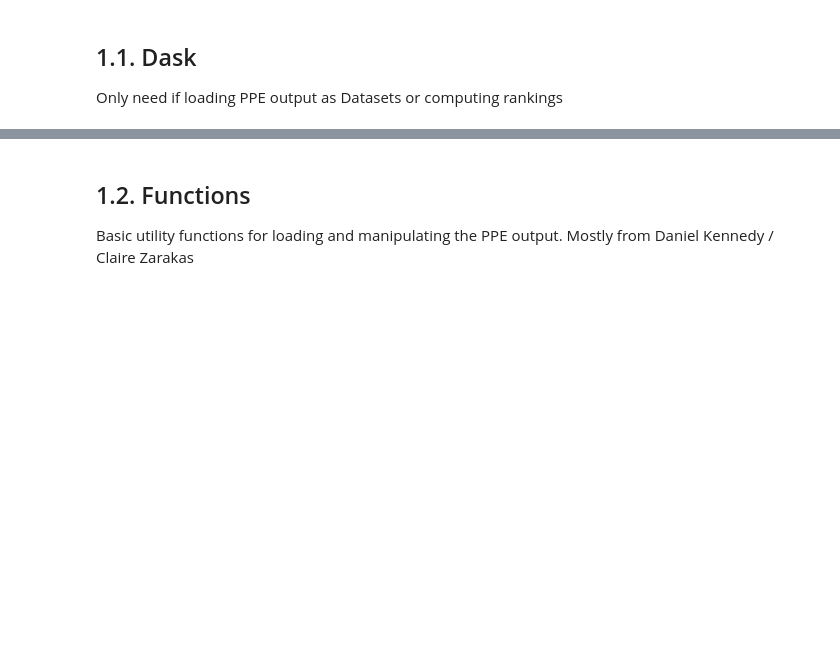
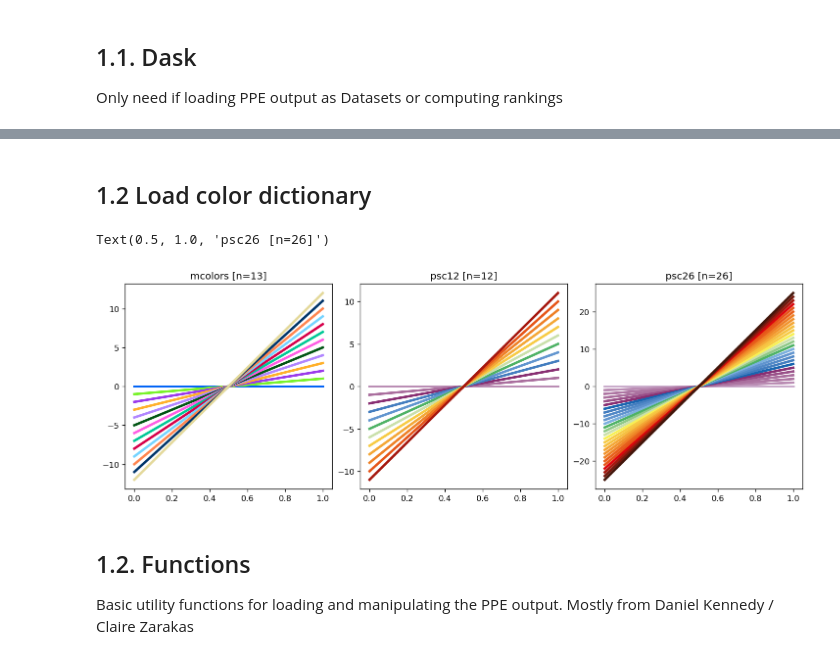
Before and after one commit to bbuchovecky/cpl_ppe_co2, a Jupyter notebook: hist/code/01_select-parameters/02_bgb_param-rank-diff-forc.ipynb, the cells around one changed output, grey strips where cells are left out. Saved outputs shown, nothing was run; the diff lists cells and outputs as text; code cells hidden in the pictures; blank space fills up the shorter version.

```diff
--- a/hist/code/01_select-parameters/02_bgb_param-rank-diff-forc.ipynb
+++ b/hist/code/01_select-parameters/02_bgb_param-rank-diff-forc.ipynb
@@ -102,3 +82,35 @@ Only need if loading PPE output as Datasets or computing rankings
+# %% [markdown]
+## 1.2 Load color dictionary
+# %%
+with open('mcolors.pkl', 'rb') as file:
+    mcolors = pickle.load(file)
+
+with open('./top26_param_colors.pkl', 'rb') as f:
+    pscs26 = pickle.load(f)
+
+with open('./top12_param_colors.pkl', 'rb') as f:
+    pscs12 = pickle.load(f)
+# %%
+fig, axs = plt.subplots(1, 3, figsize=(12,4), layout='constrained')
+ax = axs.flatten()
+
+colors = [v[1] for v in list(mcolors.items())]
+for i,c in enumerate(colors):
+    ax[0].plot([0,1],[-i,i], color=c, label=str(i), lw=3)
+ax[0].set_title(f'mcolors [n={len(mcolors)}]')
+
+colors = [v[1] for v in list(pscs12.items())]
+for i,c in enumerate(colors):
+    ax[1].plot([0,1],[-i,i], color=c, label=str(i), lw=3)
+ax[1].set_title(f'psc12 [n={len(pscs12)}]')
+
+colors = [v[1] for v in list(pscs26.items())]
+for i,c in enumerate(colors):
+    ax[2].plot([0,1],[-i,i], color=c, label=str(i), lw=3)
+ax[2].set_title(f'psc26 [n={len(pscs26)}]')
+# %% [output]
+Text(0.5, 1.0, 'psc26 [n=26]')
+[figure, added]
 # %% [markdown]
 ## 1.2. Functions
 
```
Also changed, not shown: parts of 19 cells of this notebook, 27 other files.
